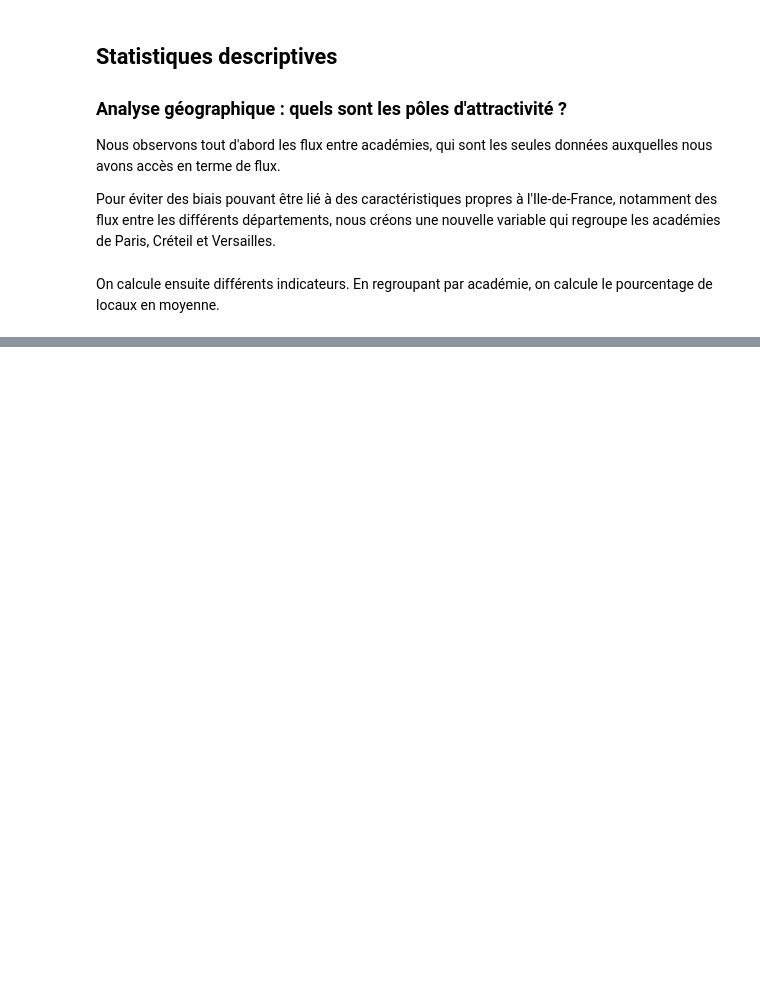
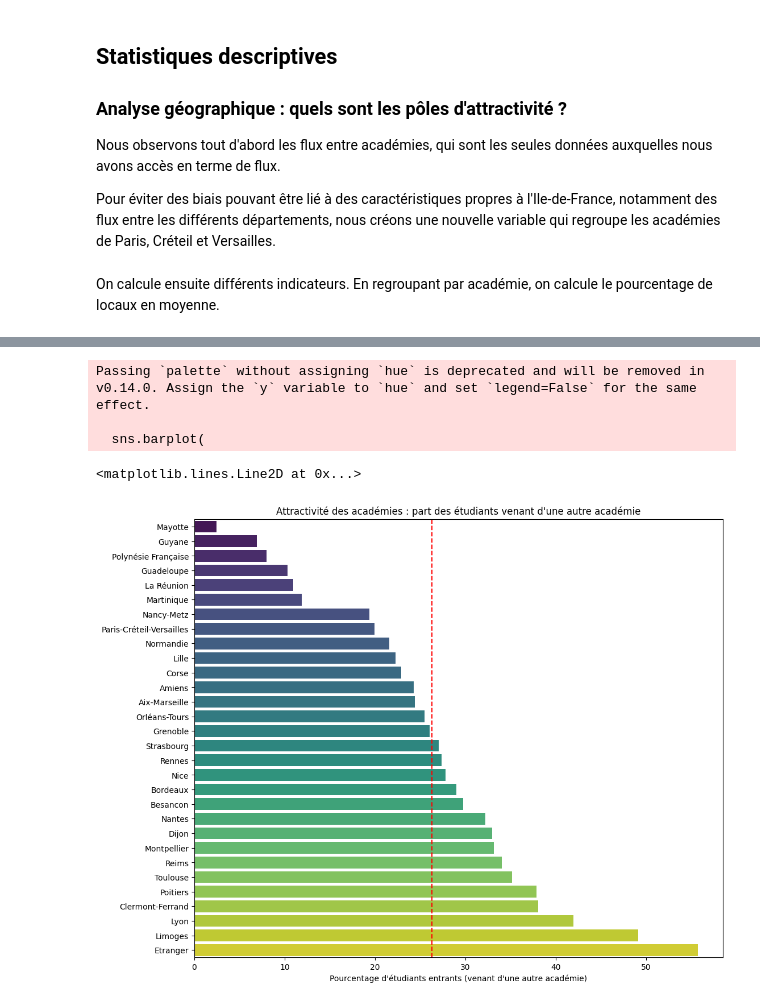
Before and after one commit to elise-m1/Projet-python-data-science, a Jupyter notebook: main.ipynb, the cells around one changed output, grey strips where cells are left out. Saved outputs shown, nothing was run; the diff lists cells and outputs as text; code cells hidden in the pictures; blank space fills up the shorter version.

```diff
--- a/main.ipynb
+++ b/main.ipynb
@@ -66,0 +129,26 @@ academies = df_geo.groupby("academie_pcv")["part_bac_ac_pcv"].mean().reset_index
+# %%
+academies["taux_entrants"] = 100 - academies["part_bac_ac_pcv"]
+
+#tri pour connaître les académies les plus attractives
+academies=academies.sort_values(by="taux_entrants", ascending=True)
+# %%
+plt.figure(figsize=(12,10))
+sns.barplot(
+    data=academies,
+    x="taux_entrants",
+    y="academie_pcv",
+    palette="viridis"
+)
+
+plt.title("Attractivité des académies : part des étudiants venant d'une autre académie")
+plt.xlabel("Pourcentage d'étudiants entrants (venant d'une autre académie)")
+plt.ylabel("")
+
+moyenne_nationale = academies["taux_entrants"].mean()
+plt.axvline(x=moyenne_nationale, color="red", linestyle="--", label = f"Moyenne nationale ({moyenne_nationale:.1f}%)")
+# %% [output]
+Passing `palette` without assigning `hue` is deprecated and will be removed in v0.14.0. Assign the `y` variable to `hue` and set `legend=False` for the same effect.
+
+  sns.barplot(
+<matplotlib.lines.Line2D at 0x...>
+[figure, added]
```
Also changed, not shown: parts of 5 cells of this notebook.
